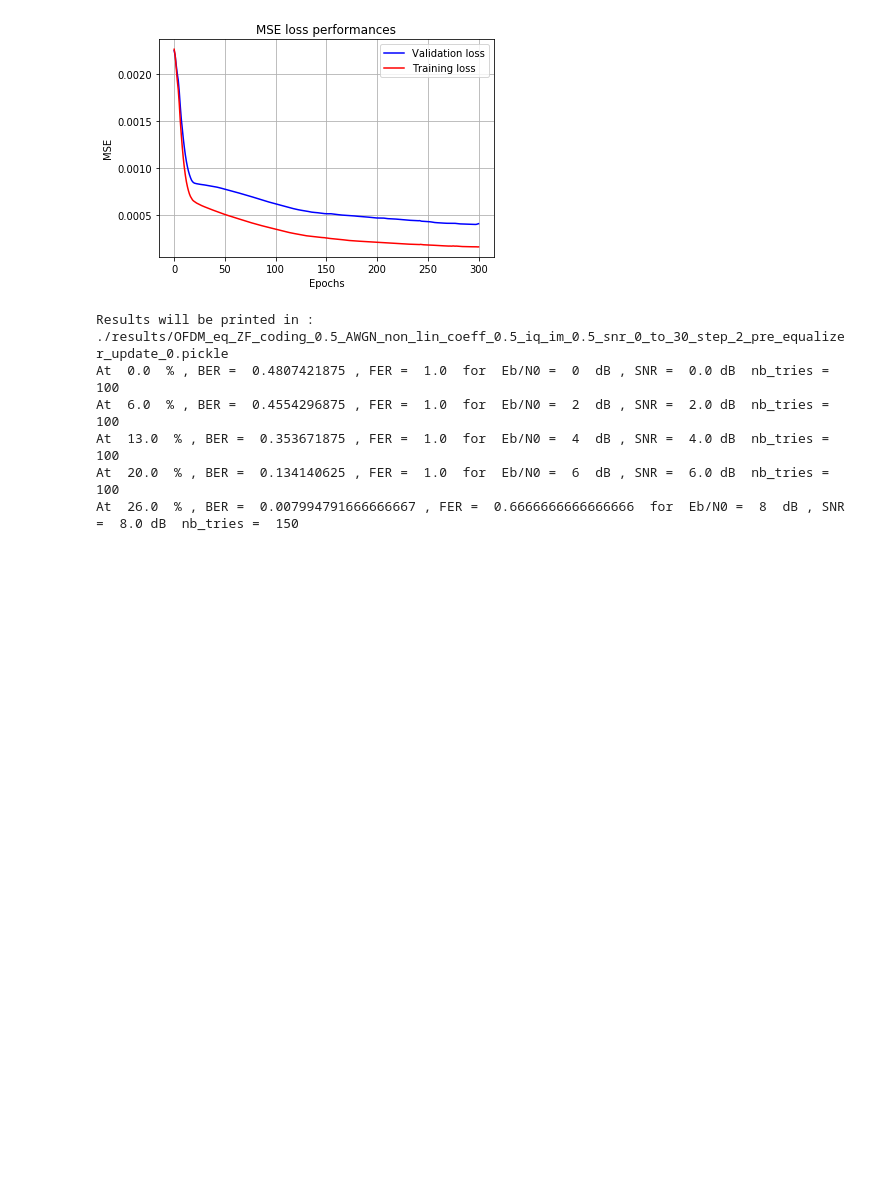
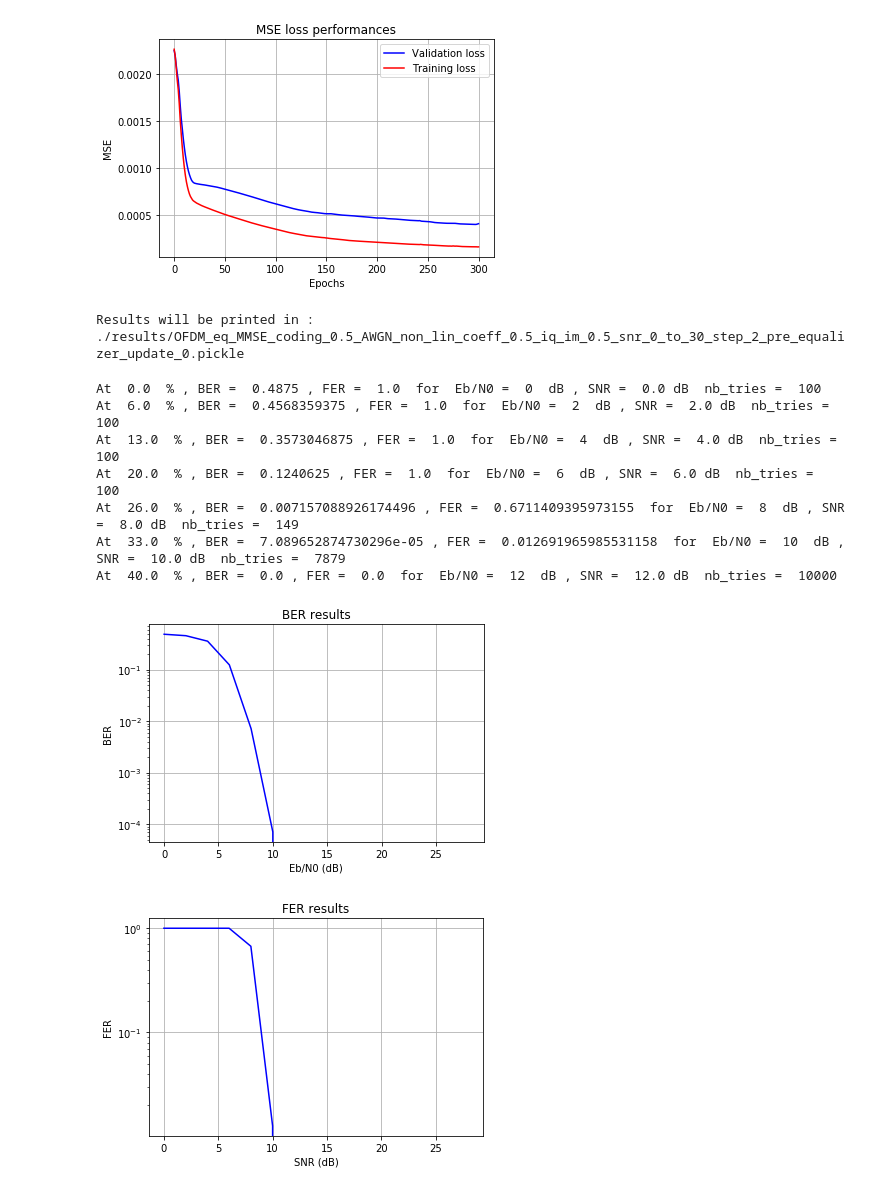
Before and after one commit to EricSoubigou/Deep-Net-Pre-Equalizer, a Jupyter notebook: online_label_recovery.ipynb, the cells around one changed output. Cells and saved outputs as stored; diff of their text form; code cells hidden in the pictures; blank space fills up the shorter version.

```diff
--- a/online_label_recovery.ipynb
+++ b/online_label_recovery.ipynb
@@ -238,40 +238,44 @@ simulation_param_dict = {
         "min_eb_n0": 0,
         "max_eb_n0": 30,
     },
     "channel_parameters": {
         "channel_type": "AWGN",
         "non_lin_coeff": 0.5,
         "iq_imbalance": 0.5,
         "channel_taps": np.array([1]),
     },
     "frame_length": 256,
     "modulation": {
         "modulation_order": 4,
         "nb_carriers": 64,
         "cp_length": 8,
         "off_carrier": 0,
     },
-    "equalizer": "ZF",
+    "equalizer": "MMSE",
     "channel_coding": {
         "mem_size": np.array([2]),
         "g_matrix": np.array([[0o5, 0o7]]),
         "rho": 1 / 2,  #  Coding rate
     },
     "pre_equalizer": {
         "model_path": model_path,
         "feed_back_freq": 0,
     }
 }
 
 # Launch the simulation
 monte_carlo_simulation(simulation_param_dict, "test")
 # %% [output]
-Results will be printed in :  ./results/OFDM_eq_ZF_coding_0.5_AWGN_non_lin_coeff_0.5_iq_im_0.5_snr_0_to_30_step_2_pre_equalizer_update_0.pickle
-At  0.0  % , BER =  0.4807421875 , FER =  1.0  for  Eb/N0 =  0  dB , SNR =  0.0 dB  nb_tries =  100
-At  6.0  % , BER =  0.4554296875 , FER =  1.0  for  Eb/N0 =  2  dB , SNR =  2.0 dB  nb_tries =  100
-At  13.0  % , BER =  0.353671875 , FER =  1.0  for  Eb/N0 =  4  dB , SNR =  4.0 dB  nb_tries =  100
-At  20.0  % , BER =  0.134140625 , FER =  1.0  for  Eb/N0 =  6  dB , SNR =  6.0 dB  nb_tries =  100
-At  26.0  % , BER =  0.007994791666666667 , FER =  0.6666666666666666  for  Eb/N0 =  8  dB , SNR =  8.0 dB  nb_tries =  150
+Results will be printed in :  ./results/OFDM_eq_MMSE_coding_0.5_AWGN_non_lin_coeff_0.5_iq_im_0.5_snr_0_to_30_step_2_pre_equalizer_update_0.pickle
+At  0.0  % , BER =  0.4875 , FER =  1.0  for  Eb/N0 =  0  dB , SNR =  0.0 dB  nb_tries =  100
+At  6.0  % , BER =  0.4568359375 , FER =  1.0  for  Eb/N0 =  2  dB , SNR =  2.0 dB  nb_tries =  100
+At  13.0  % , BER =  0.3573046875 , FER =  1.0  for  Eb/N0 =  4  dB , SNR =  4.0 dB  nb_tries =  100
+At  20.0  % , BER =  0.1240625 , FER =  1.0  for  Eb/N0 =  6  dB , SNR =  6.0 dB  nb_tries =  100
+At  26.0  % , BER =  0.007157088926174496 , FER =  0.6711409395973155  for  Eb/N0 =  8  dB , SNR =  8.0 dB  nb_tries =  149
+At  33.0  % , BER =  7.089652874730296e-05 , FER =  0.012691965985531158  for  Eb/N0 =  10  dB , SNR =  10.0 dB  nb_tries =  7879
+At  40.0  % , BER =  0.0 , FER =  0.0  for  Eb/N0 =  12  dB , SNR =  12.0 dB  nb_tries =  10000
+[figure, added]
+[figure, added]
 # %%
 # Print of performances
 from Utils import *
```
Also changed, not shown: parts of 3 cells of this notebook, 1 other file.
